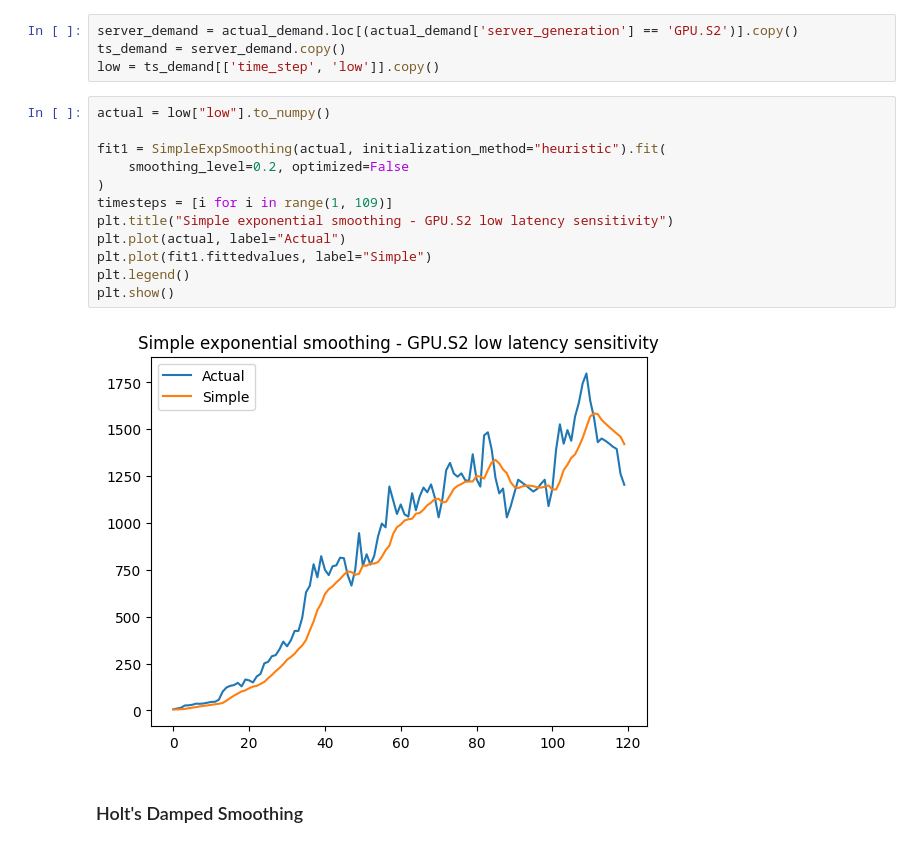
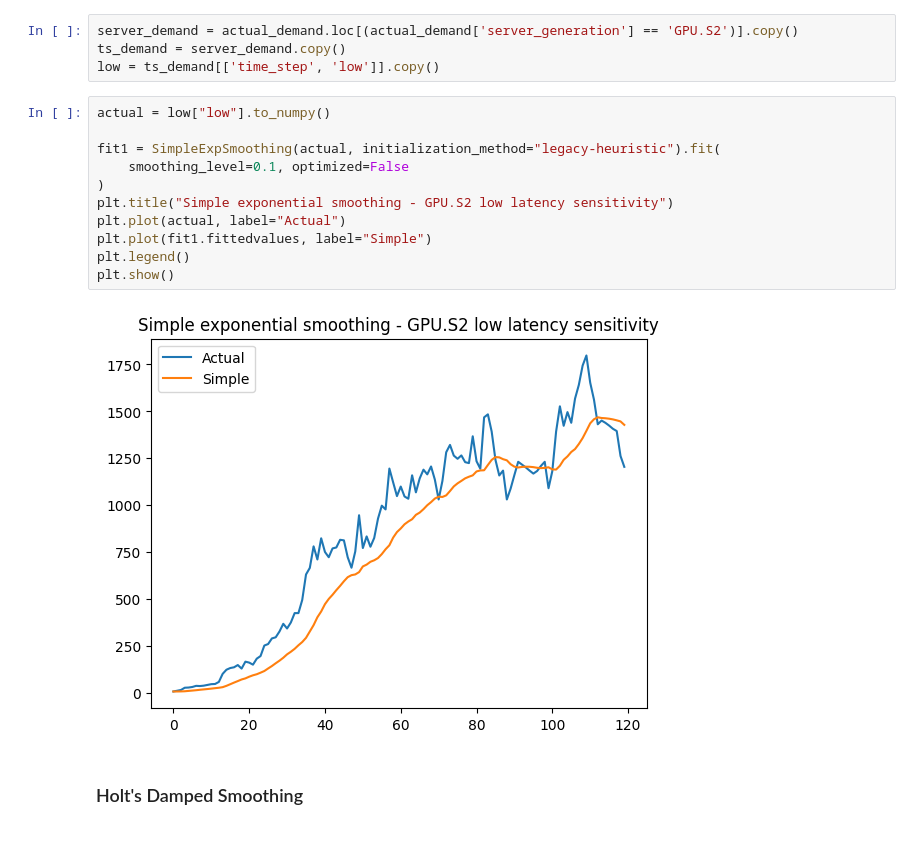
Before and after one commit to steven-0003/huawei-ireland-tech-arena-2024, a Jupyter notebook: experiments/predict_demand.ipynb, the cells around one changed output. Cells and saved outputs as stored; diff of their text form.

```diff
--- a/experiments/predict_demand.ipynb
+++ b/experiments/predict_demand.ipynb
@@ -36,17 +36,16 @@ low = ts_demand[['time_step', 'low']].copy()
 # %%
 actual = low["low"].to_numpy()
 
-fit1 = SimpleExpSmoothing(actual, initialization_method="heuristic").fit(
-    smoothing_level=0.2, optimized=False
+fit1 = SimpleExpSmoothing(actual, initialization_method="legacy-heuristic").fit(
+    smoothing_level=0.1, optimized=False
 )
-timesteps = [i for i in range(1, 109)]
 plt.title("Simple exponential smoothing - GPU.S2 low latency sensitivity")
 plt.plot(actual, label="Actual")
 plt.plot(fit1.fittedvalues, label="Simple")
 plt.legend()
 plt.show()
 # %% [output]
-[figure, old version]
+[figure, new version]
 # %% [markdown]
 ### Holt's Damped Smoothing ###
 # %%
```
Also changed, not shown: parts of 1 cell of this notebook, 2 other files.
